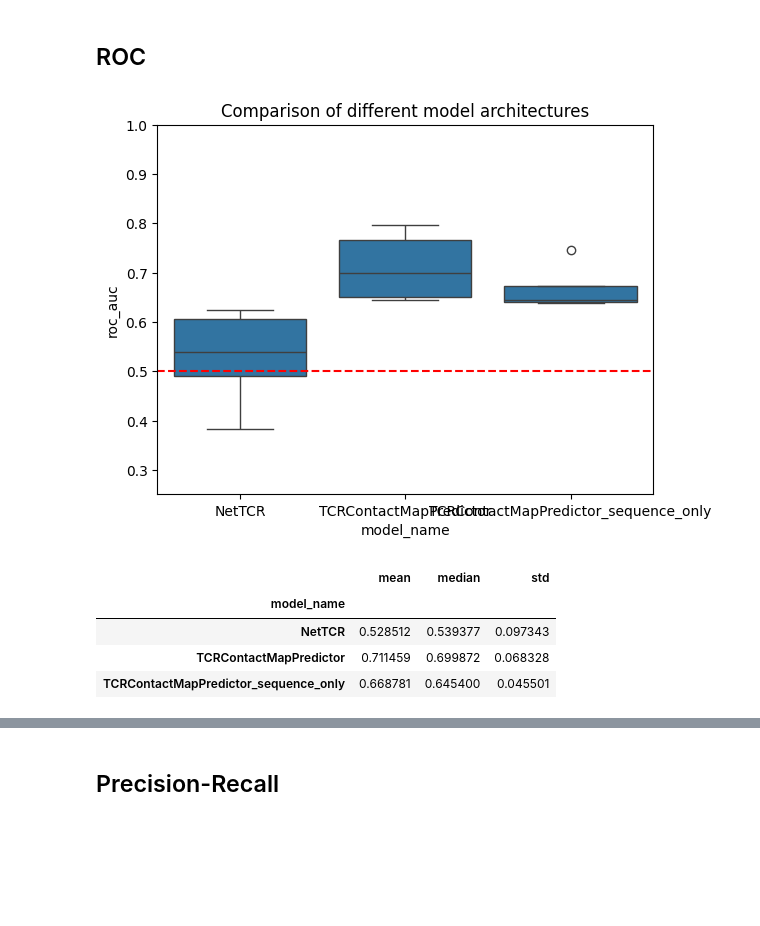
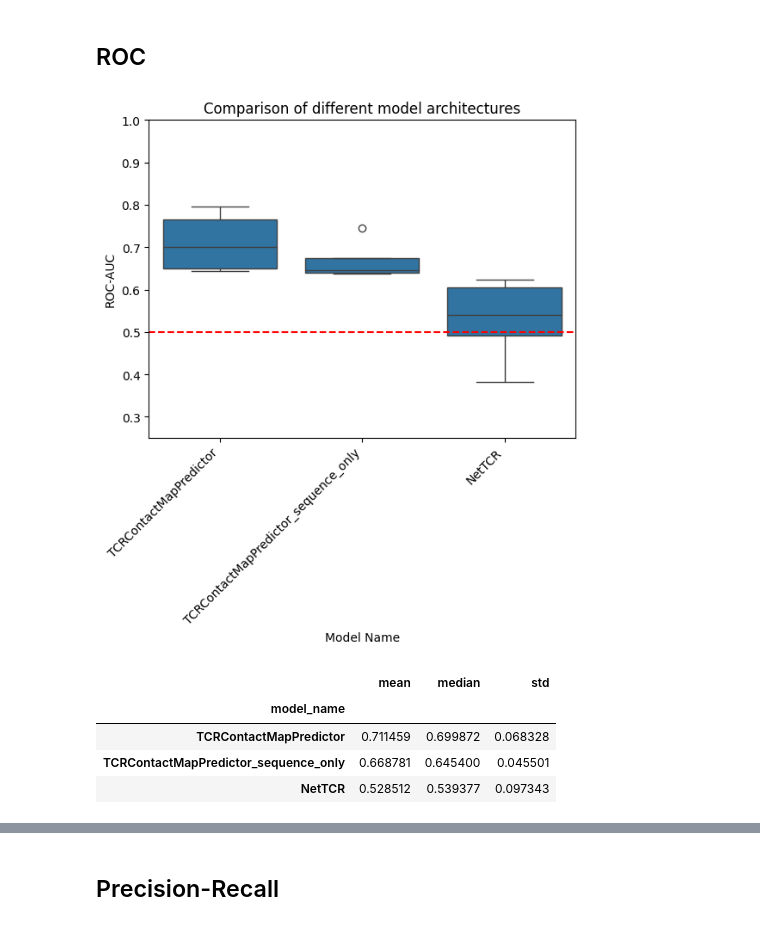
Before and after one commit to benjiemc/tcr-antigen-prediction, a Jupyter notebook: notebooks/benchmark_model_performance.ipynb, the cells around one changed output, grey strips where cells are left out. Drawn from its saved outputs; the diff is of its cells as text; code cells hidden in the pictures; blank space fills up the shorter version.

Commit message:
Tidy up plots

```diff
--- a/notebooks/benchmark_model_performance.ipynb
+++ b/notebooks/benchmark_model_performance.ipynb
@@ -164,6 +164,9 @@ Fold: 5
 Making predictions
 # %%
 predictions = pd.concat([predictions, predictions_nettcr])
+# %%
+def model_name_sort_key(name: str) -> tuple[str, str]:
+    return (-ord(name[0]), name)
 # %% [markdown]
 ## ROC
 # %%
@@ -179,20 +182,31 @@ roc_results[['fpr', 'tpr', 'threshold']] = roc_results['roc_curve'].apply(pd.Ser
 roc_results['roc_auc'] = roc_results.apply(lambda row: metrics.auc(row['fpr'], row['tpr']), axis=1)
 # %%
 plt.title('Comparison of different model architectures')
-plt.ylim([0.25, 1.0])
 
-sns.boxplot(roc_results, x='model_name', y='roc_auc')
+sns.boxplot(
+    roc_results,
+    x='model_name',
+    y='roc_auc',
+    order=sorted(roc_results['model_name'].unique(), key=model_name_sort_key),
+)
 plt.axhline(0.5, color='r', linestyle='dashed')
 
+plt.ylabel('ROC-AUC')
+plt.xlabel('Model Name')
+plt.xticks(rotation=45, ha='right')
+plt.ylim([0.25, 1.0])
 plt.show()
 
-roc_results.groupby('model_name')['roc_auc'].agg(['mean', 'median', 'std'])
+roc_results_agg = roc_results.groupby('model_name')['roc_auc'].agg(['mean', 'median', 'std'])
+roc_results_agg = roc_results_agg.loc[sorted(roc_results_agg.index, key=model_name_sort_key)]
+
+roc_results_agg
 # %% [output]
-[figure, old version]
+[figure, new version]
 |  | mean | median | std |
 | model_name |  |  |  |
-| NetTCR | 0.528512 | 0.539377 | 0.097343 |
 | TCRContactMapPredictor | 0.711459 | 0.699872 | 0.068328 |
 | TCRContactMapPredictor_sequence_only | 0.668781 | 0.645400 | 0.045501 |
+| NetTCR | 0.528512 | 0.539377 | 0.097343 |
 # %%
 groups = list(roc_results.groupby('model_name')['roc_auc'])
```
Also changed, not shown: parts of 27 cells of this notebook.
